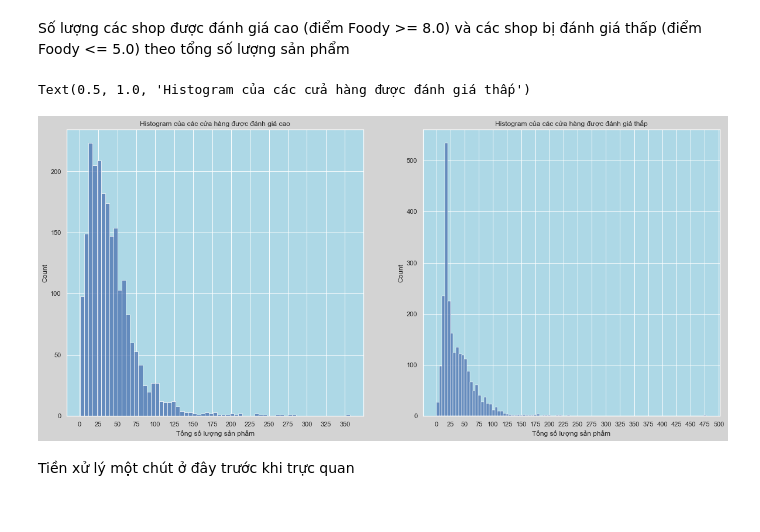
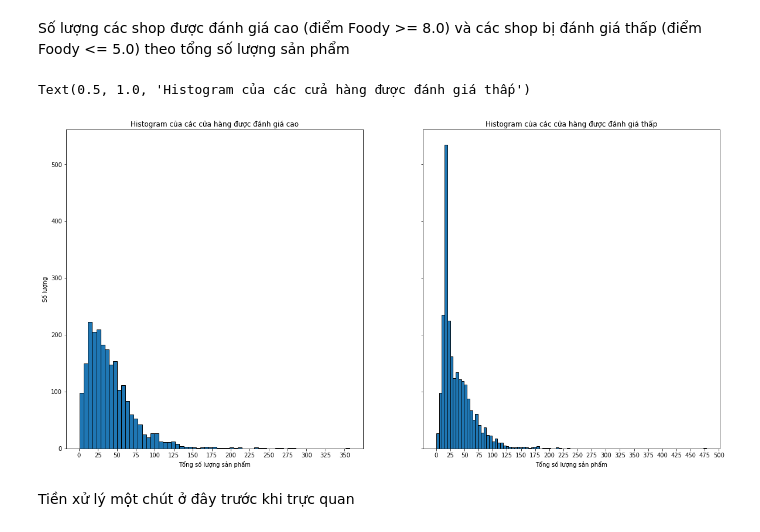
Before and after one commit to LonggConn/369_UDPTDLTM, a Jupyter notebook: problem_2.ipynb, the cells around one changed output. Drawn from its saved outputs; the diff is of its cells as text; code cells hidden in the pictures.

Commit message:
Change graph type from seaborn to matplotlib

```diff
--- a/problem_2.ipynb
+++ b/problem_2.ipynb
@@ -7,7 +7,9 @@ import numpy as np
 import pandas as pd
 import os
 import re
-sns.set(rc={'axes.facecolor':'lightblue', 'figure.facecolor':'lightgray', 'figure.figsize':(16,9)})
+
+import matplotlib as mpl
+mpl.rcParams['figure.facecolor'] = 'white'
 # %% [markdown]
 ### Load and preprocess data
 # %% [markdown]
@@ -138,16 +146,19 @@ low_rating_df = df[(df['Số lượt đánh giá trên ShopeeFood'] != '< 100')
 # %% [markdown]
 Số lượng các shop được đánh giá cao (điểm Foody >= 8.0) và các shop bị đánh giá thấp (điểm Foody <= 5.0) theo tổng số lượng sản phẩm
 # %%
-fig, axes = plt.subplots(1,2, figsize = (20,9))
-sns.histplot(data = high_rating_df, x = 'Tổng số lượng sản phẩm', ax = axes[0])
+fig, axes = plt.subplots(1,2, figsize = (20,10), sharey = True)
+axes[0].hist(high_rating_df['Tổng số lượng sản phẩm'], edgecolor = 'black', bins = 'auto')
 axes[0].xaxis.set_major_locator(ticker.MultipleLocator(25))
+axes[0].set_xlabel('Tổng số lượng sản phẩm')
+axes[0].set_ylabel('Số lượng')
 axes[0].set_title('Histogram của các cửa hàng được đánh giá cao')
-sns.histplot(data = low_rating_df, x = 'Tổng số lượng sản phẩm', ax = axes[1])
+axes[1].hist(low_rating_df['Tổng số lượng sản phẩm'], edgecolor = 'black', bins = 'auto')
 axes[1].xaxis.set_major_locator(ticker.MultipleLocator(25))
+axes[1].set_xlabel('Tổng số lượng sản phẩm')
 axes[1].set_title('Histogram của các cửa hàng được đánh giá thấp')
 # %% [output]
 Text(0.5, 1.0, 'Histogram của các cửa hàng được đánh giá thấp')
-[figure, old version]
+[figure, new version]
 # %% [markdown]
 Tiền xử lý một chút ở đây trước khi trực quan
 # %%
```
Also changed, not shown: parts of 10 cells of this notebook.
